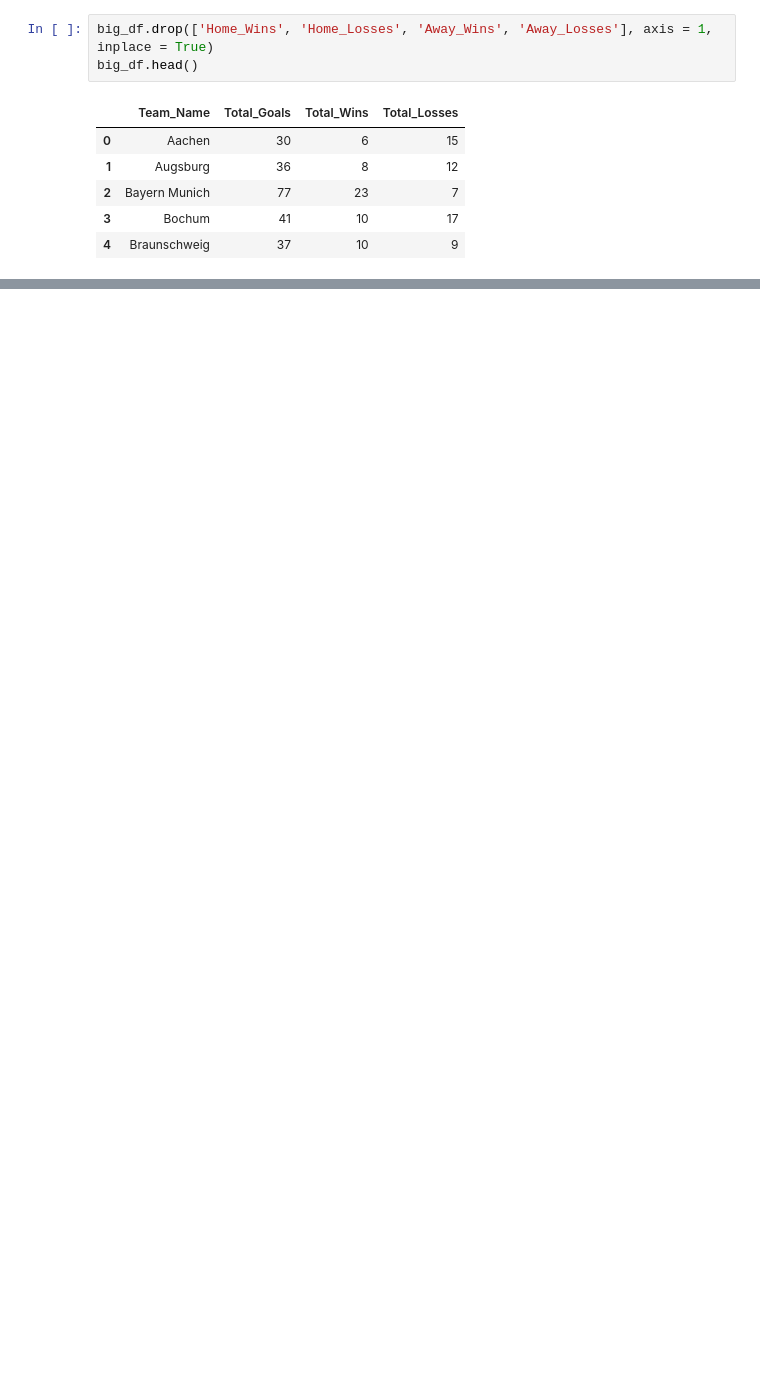
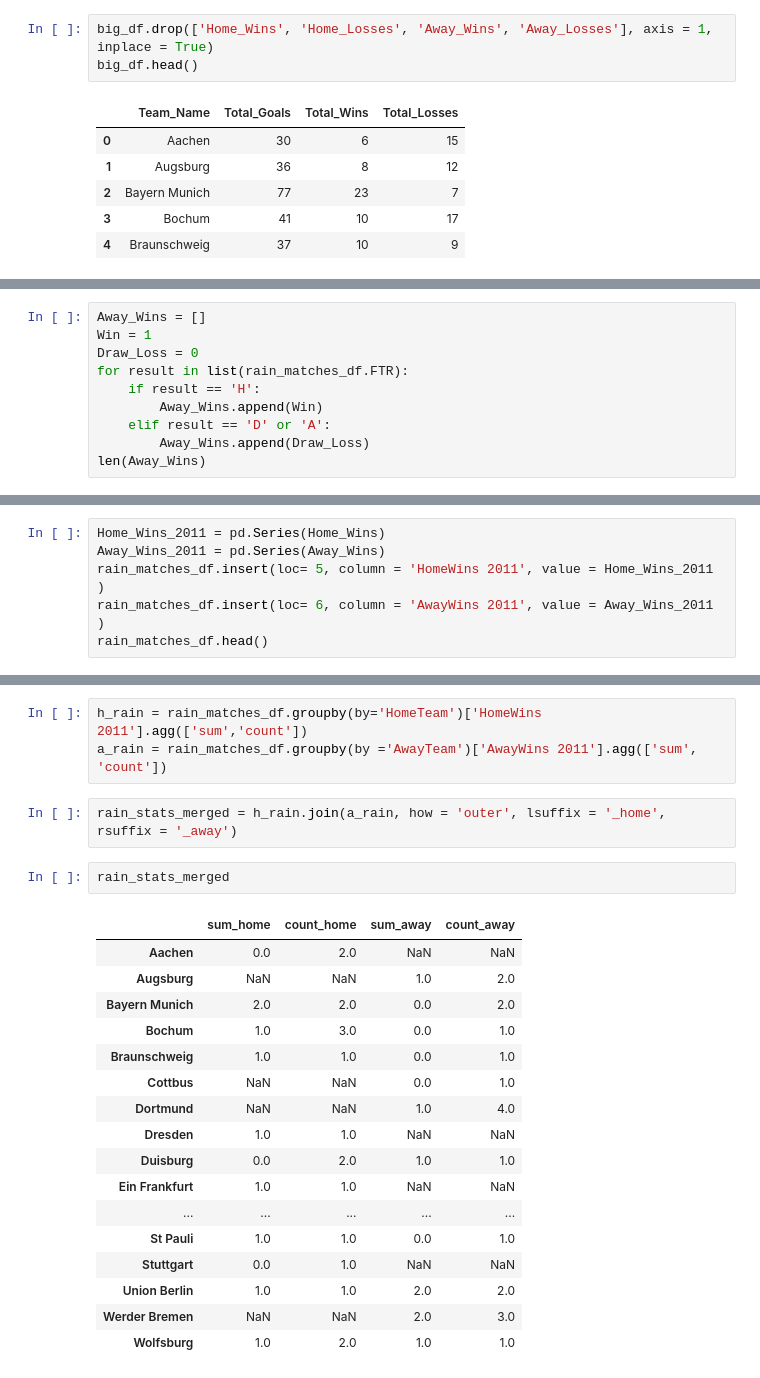
Before and after one commit to sarazylfo/london-ds-100719-M2-project-template, a Jupyter notebook: SQL Football Queries.ipynb, the cells around one changed output, grey strips where cells are left out. Saved outputs shown, nothing was run; the diff lists cells and outputs as text; blank space fills up the shorter version.

```diff
--- a/SQL Football Queries.ipynb
+++ b/SQL Football Queries.ipynb
@@ -213,0 +403,10 @@ USE DARKSKY API TO FIND BERLIN WEATHER FOR MATCHES
+# %%
+Away_Wins = []
+Win = 1
+Draw_Loss = 0
+for result in list(rain_matches_df.FTR):
+    if result == 'H':
+        Away_Wins.append(Win)
+    elif result == 'D' or 'A':
+        Away_Wins.append(Draw_Loss)
+len(Away_Wins)
@@ -213,0 +415,6 @@ USE DARKSKY API TO FIND BERLIN WEATHER FOR MATCHES
+# %%
+Home_Wins_2011 = pd.Series(Home_Wins)
+Away_Wins_2011 = pd.Series(Away_Wins)
+rain_matches_df.insert(loc= 5, column = 'HomeWins 2011', value = Home_Wins_2011 )
+rain_matches_df.insert(loc= 6, column = 'AwayWins 2011', value = Away_Wins_2011 )
+rain_matches_df.head()
@@ -213,0 +428,25 @@ USE DARKSKY API TO FIND BERLIN WEATHER FOR MATCHES
+# %%
+h_rain = rain_matches_df.groupby(by='HomeTeam')['HomeWins 2011'].agg(['sum','count'])
+a_rain = rain_matches_df.groupby(by ='AwayTeam')['AwayWins 2011'].agg(['sum', 'count'])
+# %%
+rain_stats_merged = h_rain.join(a_rain, how = 'outer', lsuffix = '_home', rsuffix = '_away')
+# %%
+rain_stats_merged
+# %% [output]
+|  | sum_home | count_home | sum_away | count_away |
+| Aachen | 0.0 | 2.0 | NaN | NaN |
+| Augsburg | NaN | NaN | 1.0 | 2.0 |
+| Bayern Munich | 2.0 | 2.0 | 0.0 | 2.0 |
+| Bochum | 1.0 | 3.0 | 0.0 | 1.0 |
+| Braunschweig | 1.0 | 1.0 | 0.0 | 1.0 |
+| Cottbus | NaN | NaN | 0.0 | 1.0 |
+| Dortmund | NaN | NaN | 1.0 | 4.0 |
+| Dresden | 1.0 | 1.0 | NaN | NaN |
+| Duisburg | 0.0 | 2.0 | 1.0 | 1.0 |
+| Ein Frankfurt | 1.0 | 1.0 | NaN | NaN |
+| ... | ... | ... | ... | ... |
+| St Pauli | 1.0 | 1.0 | 0.0 | 1.0 |
+| Stuttgart | 0.0 | 1.0 | NaN | NaN |
+| Union Berlin | 1.0 | 1.0 | 2.0 | 2.0 |
+| Werder Bremen | NaN | NaN | 2.0 | 3.0 |
+| Wolfsburg | 1.0 | 2.0 | 1.0 | 1.0 |
```
Also changed, not shown: parts of 27 cells of this notebook, 3 other files.
